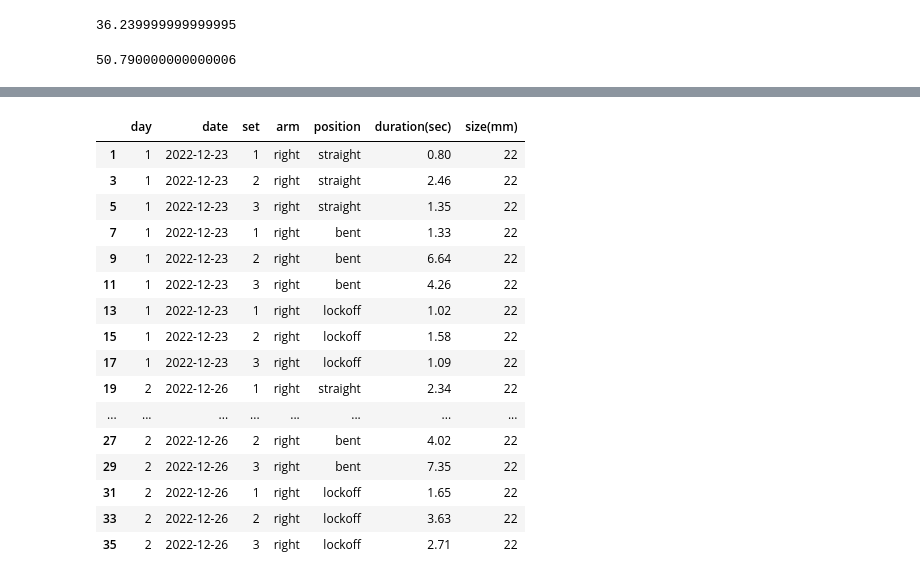
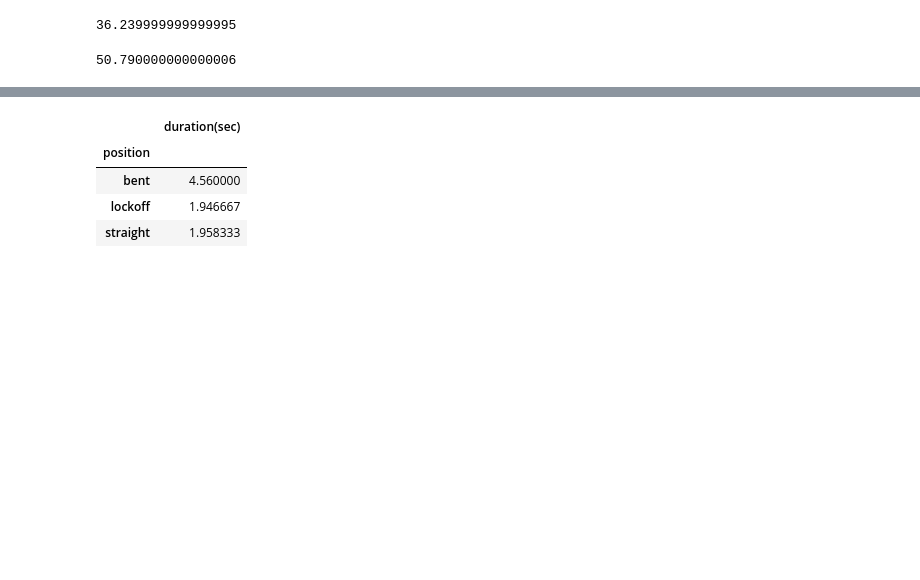
Before and after one commit to DanielBrechner/hangboard-tracker, a Jupyter notebook: graph.ipynb, the cells around one changed output, grey strips where cells are left out. Saved outputs shown, nothing was run; the diff lists cells and outputs as text; code cells hidden in the pictures; blank space fills up the shorter version.

```diff
--- a/graph.ipynb
+++ b/graph.ipynb
@@ -124,3 +99,0 @@ lh.head()
-# %%
-right_hang = data[data['arm']== 'right']
-right_hang
@@ -145,21 +100,10 @@ right_hang
 # %%
-rh = right_hang.groupby(['position', 'duration(sec)'])
-rh.head()
+rh = right_hang.groupby('position')['duration(sec)'].mean()
+right_hang_mean = pd.DataFrame(rh)
+right_hang_mean
 # %% [output]
-|  | day | date | set | arm | position | duration(sec) | size(mm) |
-| 1 | 1 | 2022-12-23 | 1 | right | straight | 0.80 | 22 |
-| 3 | 1 | 2022-12-23 | 2 | right | straight | 2.46 | 22 |
-| 5 | 1 | 2022-12-23 | 3 | right | straight | 1.35 | 22 |
-| 7 | 1 | 2022-12-23 | 1 | right | bent | 1.33 | 22 |
-| 9 | 1 | 2022-12-23 | 2 | right | bent | 6.64 | 22 |
-| 11 | 1 | 2022-12-23 | 3 | right | bent | 4.26 | 22 |
-| 13 | 1 | 2022-12-23 | 1 | right | lockoff | 1.02 | 22 |
-| 15 | 1 | 2022-12-23 | 2 | right | lockoff | 1.58 | 22 |
-| 17 | 1 | 2022-12-23 | 3 | right | lockoff | 1.09 | 22 |
-| 19 | 2 | 2022-12-26 | 1 | right | straight | 2.34 | 22 |
-| ... | ... | ... | ... | ... | ... | ... | ... |
-| 27 | 2 | 2022-12-26 | 2 | right | bent | 4.02 | 22 |
-| 29 | 2 | 2022-12-26 | 3 | right | bent | 7.35 | 22 |
-| 31 | 2 | 2022-12-26 | 1 | right | lockoff | 1.65 | 22 |
-| 33 | 2 | 2022-12-26 | 2 | right | lockoff | 3.63 | 22 |
-| 35 | 2 | 2022-12-26 | 3 | right | lockoff | 2.71 | 22 |
+|  | duration(sec) |
+| position |  |
+| bent | 4.560000 |
+| lockoff | 1.946667 |
+| straight | 1.958333 |
```
Also changed, not shown: parts of 4 cells of this notebook.
